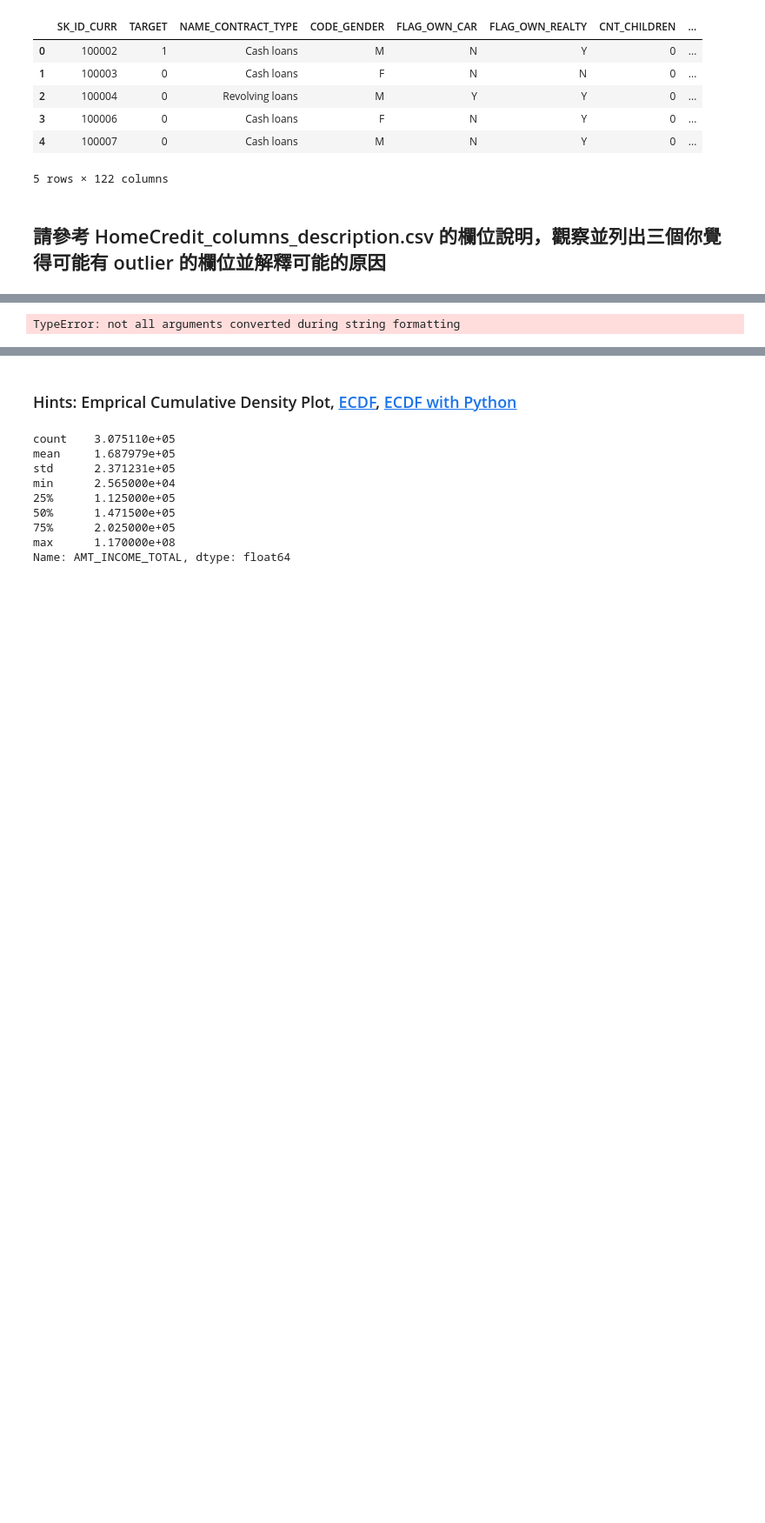
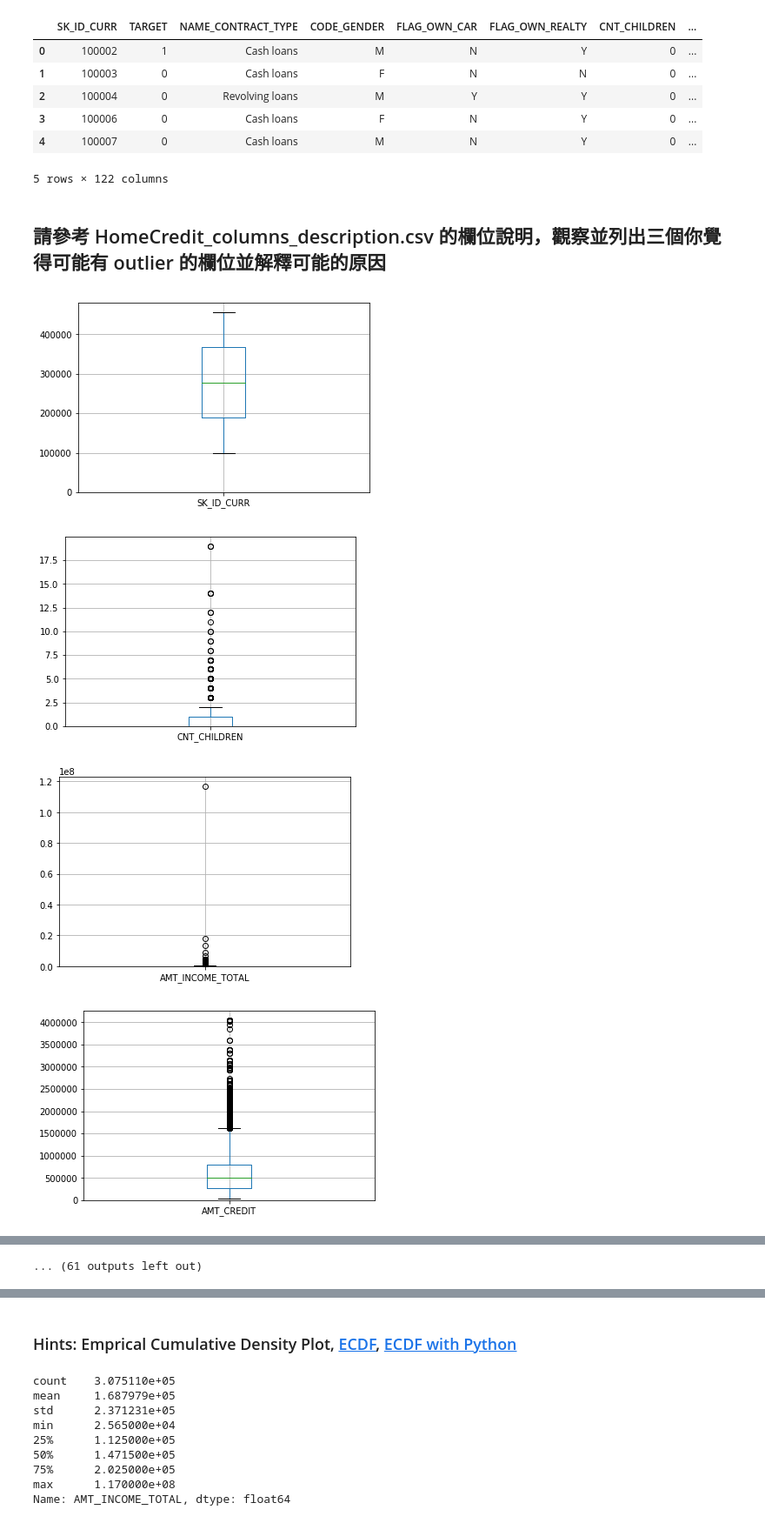
Before and after one commit to HAO-HSIANG1/2nd-ML100Days, a Jupyter notebook: homework/Day_006_HW.ipynb, the cells around one changed output, grey strips where cells are left out. Shown: that part at 87% size. Cells and saved outputs as stored; diff of their text form; code cells hidden in the pictures; blank space fills up the shorter version.

```diff
--- a/homework/Day_006_HW.ipynb
+++ b/homework/Day_006_HW.ipynb
@@ -33,21 +33,26 @@ Path of read in data: ./data\application_train.csv
 # %%
 # 先篩選數值型的欄位
 """
 YOUR CODE HERE, fill correct data types (for example str, float, int, ...)
 """
-dtype_select = ['int64']
+dtype_select = ['int64','float64']
 
-numeric_columns = list(app_train.columns[list(app_train.dtypes.isin(dtype_select))])
+numeric_columns = list(app_train.columns[list(app_train.dtypes.isin(dtype_select))])# isnull判斷遺失質
 
 # 再把只有 2 值 (通常是 0,1) 的欄位去掉
 numeric_columns = list(app_train[numeric_columns].columns[list(app_train[numeric_columns].apply(lambda x:len(x.unique())!=2 ))])
-print("Numbers of remain columns" % len(numeric_columns))
+#print("Numbers of remain columns" % len(numeric_columns))
 
 # 檢視這些欄位的數值範圍
 for col in numeric_columns:
     """
     Your CODE HERE, make the box plot
     """
+    app_train.boxplot(col)
     plt.hist(col)
     plt.show()
 # %% [output]
+[figure, added]
+[figure, added]
+[figure, added]
+[figure, added]
@@ -54 +67 @@ for col in numeric_columns:
-TypeError: not all arguments converted during string formatting
+... (61 outputs left out)
```
Also changed, not shown: parts of 7 cells of this notebook.
